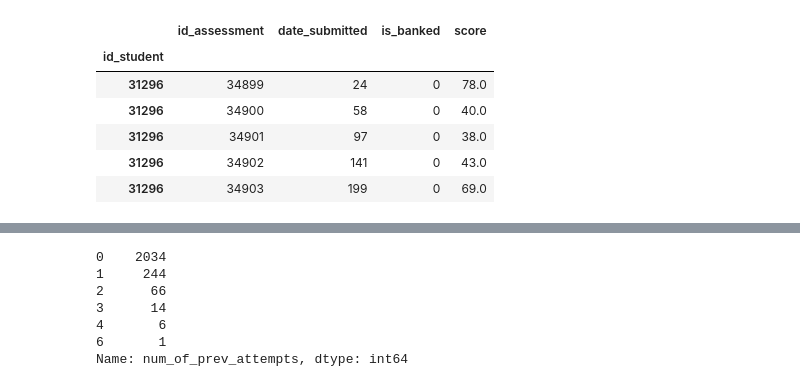
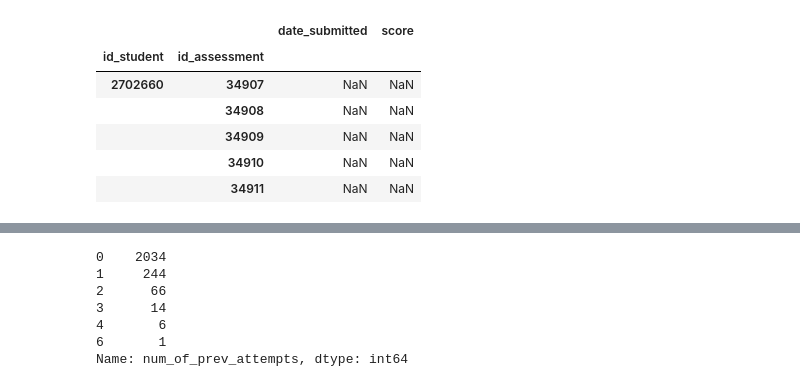
Before and after one commit to pszmk/LICENCJAT_SGH_2023, a Jupyter notebook: data_exploration2.ipynb, the cells around one changed output, grey strips where cells are left out. Drawn from its saved outputs; the diff is of its cells as text; code cells hidden in the pictures.

```diff
--- a/data_exploration2.ipynb
+++ b/data_exploration2.ipynb
@@ -55,0 +100,14 @@ TypeError: unsupported operand type(s) for |: 'dict' and 'dict'
+# %%
+studentAssessment_tmp = pd.read_csv('../data/studentAssessment.csv')
+# print(studentAssessment_tmp.shape)
+
+print(sum(studentAssessment_tmp[['id_student']].applymap(lambda x: x in chosen_id_students)['id_student'].values))
+
+studentAssessment_tmp = studentAssessment_tmp.loc[studentAssessment_tmp[['id_student']].applymap(lambda x: x in chosen_id_students)['id_student'].values]
+studentAssessment_tmp = studentAssessment_tmp.loc[studentAssessment_tmp[['id_assessment']].applymap(lambda x: x in assessments_hier.index.values)['id_assessment'].values]
+
+studentAssessment_tmp = studentAssessment_tmp.set_index(['id_student', 'id_assessment'])
+
+print(studentAssessment_tmp.shape)
+print(studentAssessment_tmp.index.get_level_values(0).unique().shape)
+print(all(ids in chosen_id_students for ids in studentAssessment_tmp.index.get_level_values(0).unique()))
@@ -55,0 +119,6 @@ TypeError: unsupported operand type(s) for |: 'dict' and 'dict'
+# %%
+for id_student in chosen_id_students:
+    if id_student in studentAssessment_tmp.index.get_level_values(0).values:
+        for id_assessment in studentAssessment_tmp.loc[id_student].index.values:
+            complete_empty_studentAssessment_tmp.loc[(id_student, id_assessment)] = studentAssessment_tmp.loc[(id_student, id_assessment)]
+# studentAssessment_tmp.index.get_level_values(1).values
@@ -56,14 +154,59 @@ TypeError: unsupported operand type(s) for |: 'dict' and 'dict'
 # %%
-def get_right_studentAssessment_data(query_params = {"code_module" : "FFF", "code_presentation" : "2014J"}, chosen_id_students):
-    studentAssessment_tmp = pd.read_csv('data/source_data/studentAssessment.csv')
-    studentAssessment_tmp = studentAssessment.loc[studentAssessment[['id_assessment']].applymap(lambda x: x in assessments_hier.index.values)['id_assessment'].values].set_index(['id_student', 'id_assessment']).sort_index().reset_index().set_index(['id_student'])
-    complete_empty_studentAssessment_tmp = pd.DataFrame(data=)
-# studentAssessment_hier.loc[chosen_id_students]
+complete_empty_studentAssessment_tmp = pd.concat([fake_fill.assign(id_student=[id_student for _ in range(assessments_hier.shape[0])]).set_index(['id_student']) for id_student in chosen_id_students]).reset_index().set_index(['id_student','id_assessment'])
+display(complete_empty_studentAssessment_tmp.tail())
+#         .loc[35747])
+# 35747
+# def get_right_studentAssessment_data(query_params = {"code_module" : "FFF", "code_presentation" : "2014J"}, chosen_id_students):
+#     studentAssessment_tmp = pd.read_csv('data/source_data/studentAssessment.csv')
+#     studentAssessment_tmp = studentAssessment.loc[studentAssessment[['id_assessment']].applymap(lambda x: x in assessments_hier.index.values)['id_assessment'].values].set_index(['id_student', 'id_assessment']).sort_index().reset_index().set_index(['id_student'])
+#     complete_empty_studentAssessment_tmp = pd.concat([pd.DataFrame(fake_fill.reindex([id_student for _ in range(assessments_hier.shape[0])])) for id_student in studentInfo_hier.index.values])
+
+studentAssessment_tmp = pd.read_csv('../data/studentAssessment.csv')
+studentAssessment_tmp = studentAssessment_tmp.filter(items=chosen_id_students, axis=0)
+# display(studentAssessment_tmp['id_student'] in )
+studentAssessment_tmp = studentAssessment_tmp.loc[studentAssessment_tmp[['id_assessment']].applymap(lambda x: x in assessments_hier.index.values)['id_assessment'].values].set_index(['id_student,id_assessment']).sort_index().drop(columns=['is_banked'])
+studentAssessment_tmp
+
+# studentAssessment_tmp.loc[31296].combine_first
+
+# id_student = 31296
+
+# very_tmp = fake_fill.assign(id_student=[id_student for _ in range(assessments_hier.shape[0])]).set_index(['id_student'])
+# very_tmp
+# fake_fill
+
+# very_tmp.reset_index().combine_first(studentAssessment_tmp.loc[31296].reset_index()).set_index(['id_student'])
+# studentAssessment_tmp.loc[31296].reset_index()
+# studentAssessment_tmp.loc[31296]
+
+# for id_student in chosen_id_students:
+#     if id_student in studentAssessment_tmp.index.values:
+#         print(id_student)
+#         for id_assessment in assessments_hier.index.values:
+#             print('j',id_assessment)
+#             if id_assessment in studentAssessment_tmp.loc[id_student].index.values:
+#                 print(f'{id_student} {id_assessment}')
+#                 complete_empty_studentAssessment_tmp.loc[(id_student, id_assessment)] = studentAssessment_tmp.loc[(id_student, id_assessment)]
+
+#                 complete_empty_studentAssessment_tmp.loc[id_student].reset_index().combine_first(studentAssessment_tmp.loc[id_student].reset_index()).set_index(['id_student']).values
+#     print(studentAssessment_tmp.loc[id_student])
+#     = studentAssessment_tmp.loc[id_student].reset_index().combine_first(fake_fill.assign(id_student=[id_student for _ in range(assessments_hier.shape[0])]).reset_index()).set_index(['id_student'])
+# studentAssessment_tmp.loc[31296]
+
+# complete_empty_studentAssessment_tmp.head()
+# display(studentAssessment_tmp.loc[(2702660, 34907)])
+# display(complete_empty_studentAssessment_tmp.loc[(2702660, 34907)])
+
+# display(studentAssessment_tmp.head())
+# display(complete_empty_studentAssessment_tmp.loc[(31296,34899)])
+# print(studentAssessment.reset_index().index)
+# studentAssessment_tmp.head()
+# print(34899 in chosen_)
 # %% [output]
-|  | id_assessment | date_submitted | is_banked | score |
-| id_student |  |  |  |  |
-| 31296 | 34899 | 24 | 0 | 78.0 |
-| 31296 | 34900 | 58 | 0 | 40.0 |
-| 31296 | 34901 | 97 | 0 | 38.0 |
-| 31296 | 34902 | 141 | 0 | 43.0 |
-| 31296 | 34903 | 199 | 0 | 69.0 |
+|  |  | date_submitted | score |
+| id_student | id_assessment |  |  |
+| 2702660 | 34907 | NaN | NaN |
+|  | 34908 | NaN | NaN |
+|  | 34909 | NaN | NaN |
+|  | 34910 | NaN | NaN |
+|  | 34911 | NaN | NaN |
```
Also changed, not shown: parts of 15 cells of this notebook, 7 other files.
